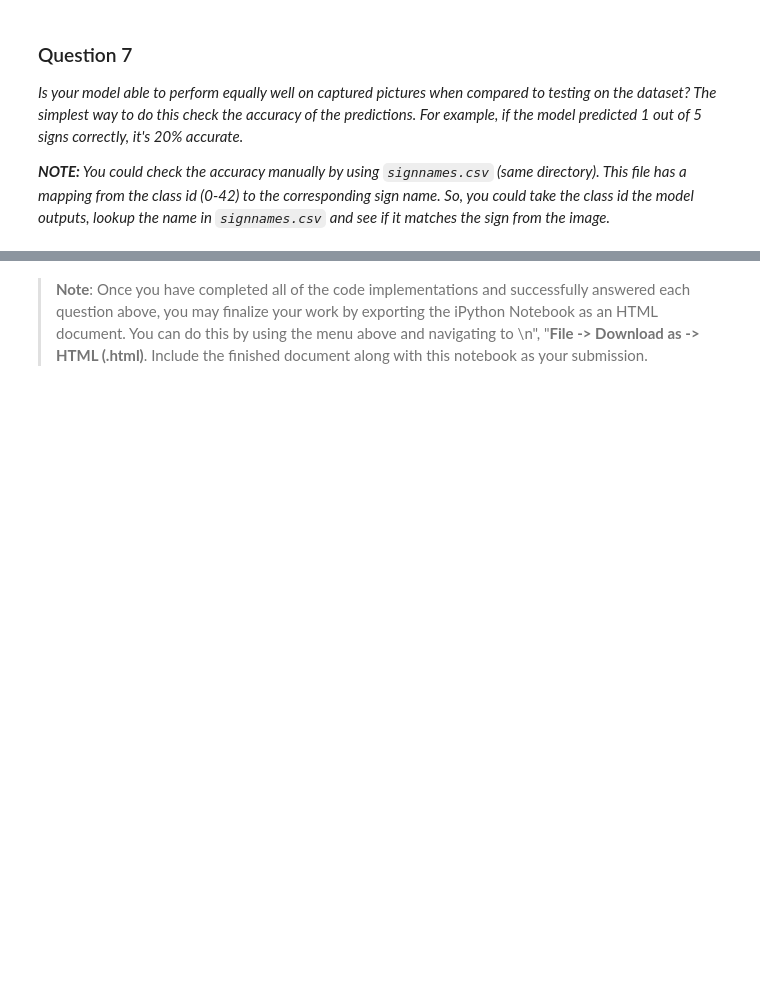
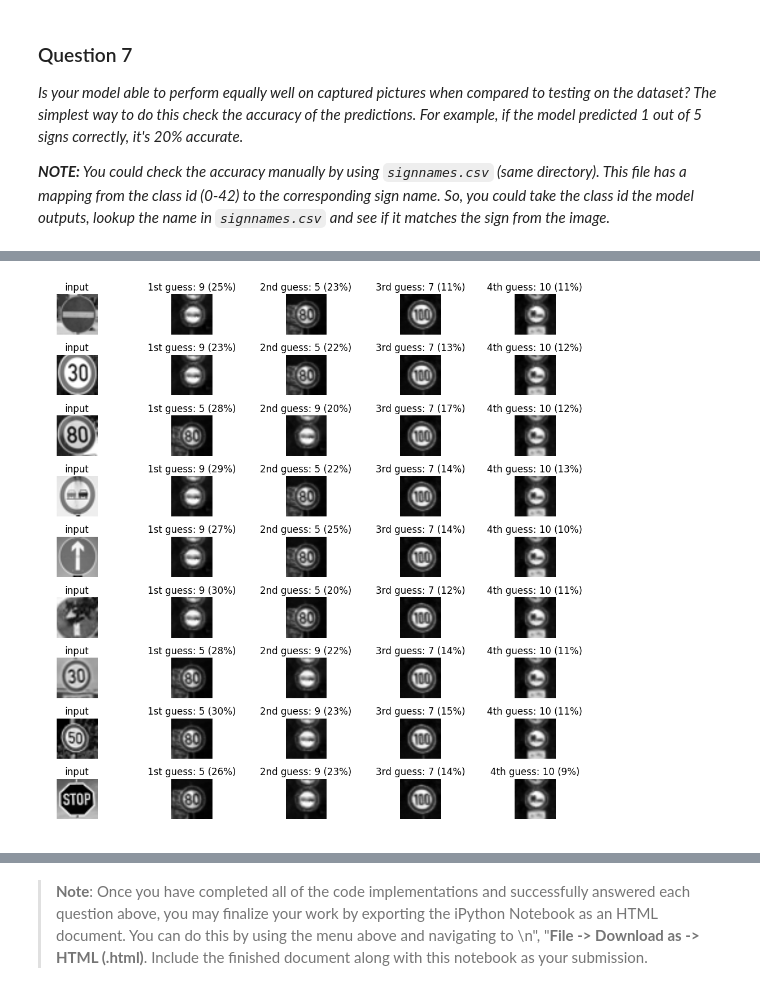
Before and after one commit to JunshengFu/traffic-sign-recognition, a Jupyter notebook: Traffic_Sign_Classifier.ipynb, the cells around one changed output, grey strips where cells are left out. Saved outputs shown, nothing was run; the diff lists cells and outputs as text; code cells hidden in the pictures; blank space fills up the shorter version.

```diff
--- a/Traffic_Sign_Classifier.ipynb
+++ b/Traffic_Sign_Classifier.ipynb
@@ -475,7 +475,10 @@ Model saved
 # %%
 # Test with testing data
 with tf.Session() as sess:
-    saver.restore(sess, tf.train.latest_checkpoint('.'))
+    #saver.restore(sess, tf.train.latest_checkpoint('.'))
+    sess.run(tf.global_variables_initializer())
+    saver1 = tf.train.import_meta_graph('./lenet.meta')
+    saver1.restore(sess, "./lenet")
 
     test_accuracy = evaluate(x_test, y_test)
     print("Test Accuracy = {:.3f}".format(test_accuracy))
@@ -584,0 +602,46 @@ Looking just at the first row we get `[ 0.34763842,  0.24879643,  0.12789202]`,
+# %%
+### Visualize the softmax probabilities here.
+### Feel free to use as many code cells as needed.
+
+N = 5
+with tf.Session() as sess:
+    sess.run(tf.global_variables_initializer())
+    saver = tf.train.import_meta_graph('./lenet.meta')
+    saver.restore(sess, "./lenet")
+    top_k = sess.run(tf.nn.top_k(tf.nn.softmax(logits), k=4), feed_dict={x: x_test_new, keep_prob: 1.0})
+
+    fig, axs = plt.subplots(len(x_test_new), n, figsize=(12, 12))
+    fig.subplots_adjust(hspace = .5, wspace=.7)
+    axs = axs.ravel()
+
+    for i, image in enumerate(x_test_new):
+
+        axs[n*i].axis('off')
+        axs[n*i].imshow(image.squeeze(), cmap='gray')
+        axs[n*i].set_title('input')
+
+        top1 = top_k[1][i][0]
+        index1 = np.argwhere(y_test == top1)[0]
+        axs[n*i+1].axis('off')
+        axs[n*i+1].imshow(x_test[index1].squeeze(), cmap='gray')
+        axs[n*i+1].set_title('1st guess: {} ({:.0f}%)'.format(top1, 100*top_k[0][i][0]))
+
+        top2 = top_k[1][i][1]
+        index2 = np.argwhere(y_test == top2)[0]
+        axs[n*i+2].axis('off')
+        axs[n*i+2].imshow(x_test[index2].squeeze(), cmap='gray')
+        axs[n*i+2].set_title('2nd guess: {} ({:.0f}%)'.format(top2, 100*top_k[0][i][1]))
+
+        top3 = top_k[1][i][2]
+        index3 = np.argwhere(y_test == top3)[0]
+        axs[n*i+3].axis('off')
+        axs[n*i+3].imshow(x_test[index3].squeeze(), cmap='gray')
+        axs[n*i+3].set_title('3rd guess: {} ({:.0f}%)'.format(top3, 100*top_k[0][i][2]))
+
+        top4 = top_k[1][i][3]
+        index4 = np.argwhere(y_test == top4)[0]
+        axs[n*i+4].axis('off')
+        axs[n*i+4].imshow(x_test[index4].squeeze(), cmap='gray')
+        axs[n*i+4].set_title('4th guess: {} ({:.0f}%)'.format(top4, 100*top_k[0][i][3]))
+# %% [output]
+[figure, added]
```
Also changed, not shown: parts of 28 cells of this notebook, 15 other files.
